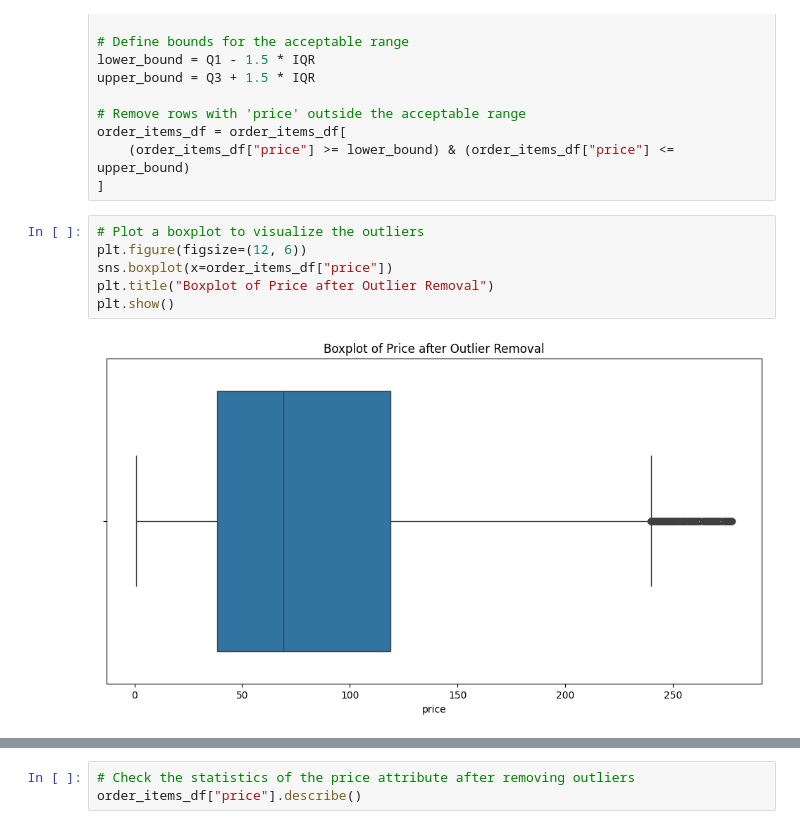
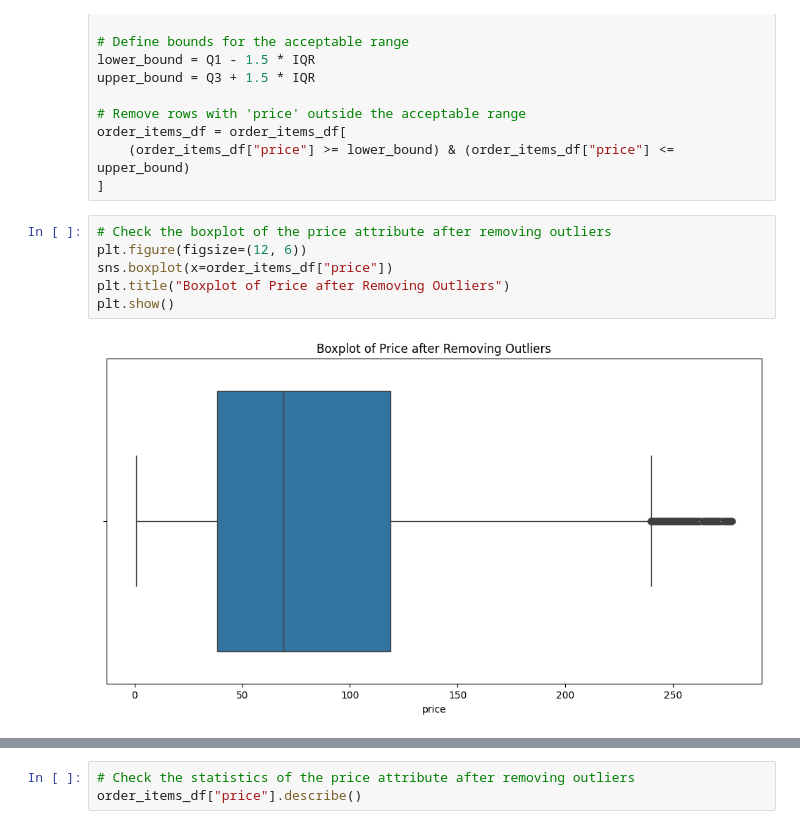
Before and after one commit to stefansphtr/Data-Analytics-Brazilian-Ecommerce, a Jupyter notebook: notebook.ipynb, the cells around one changed output, grey strips where cells are left out. Saved outputs shown, nothing was run; the diff lists cells and outputs as text.

```diff
--- a/notebook.ipynb
+++ b/notebook.ipynb
@@ -937,10 +945,10 @@ order_items_df = order_items_df[
     (order_items_df["price"] >= lower_bound) & (order_items_df["price"] <= upper_bound)
 ]
 # %%
-# Plot a boxplot to visualize the outliers
+# Check the boxplot of the price attribute after removing outliers
 plt.figure(figsize=(12, 6))
 sns.boxplot(x=order_items_df["price"])
-plt.title("Boxplot of Price after Outlier Removal")
+plt.title("Boxplot of Price after Removing Outliers")
 plt.show()
 # %% [output]
-[figure, old version]
+[figure, new version]
```
Also changed, not shown: parts of 14 cells of this notebook.
